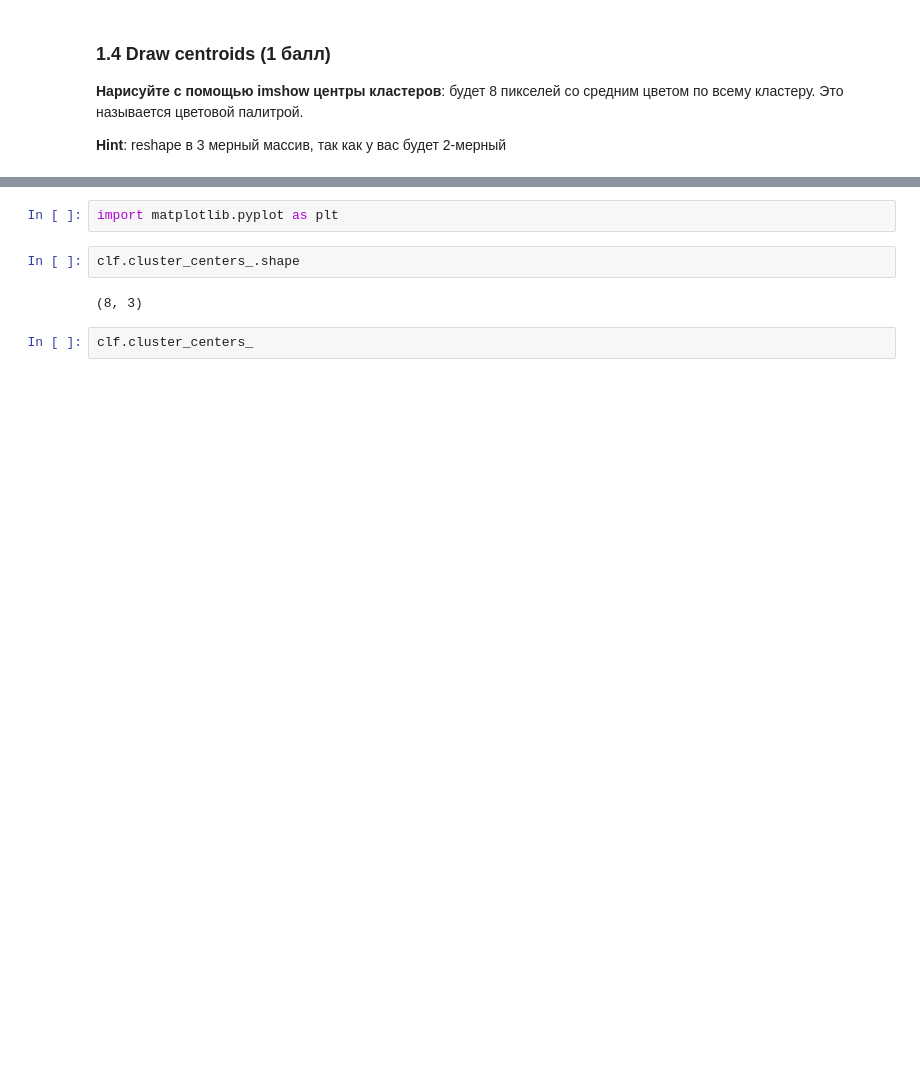
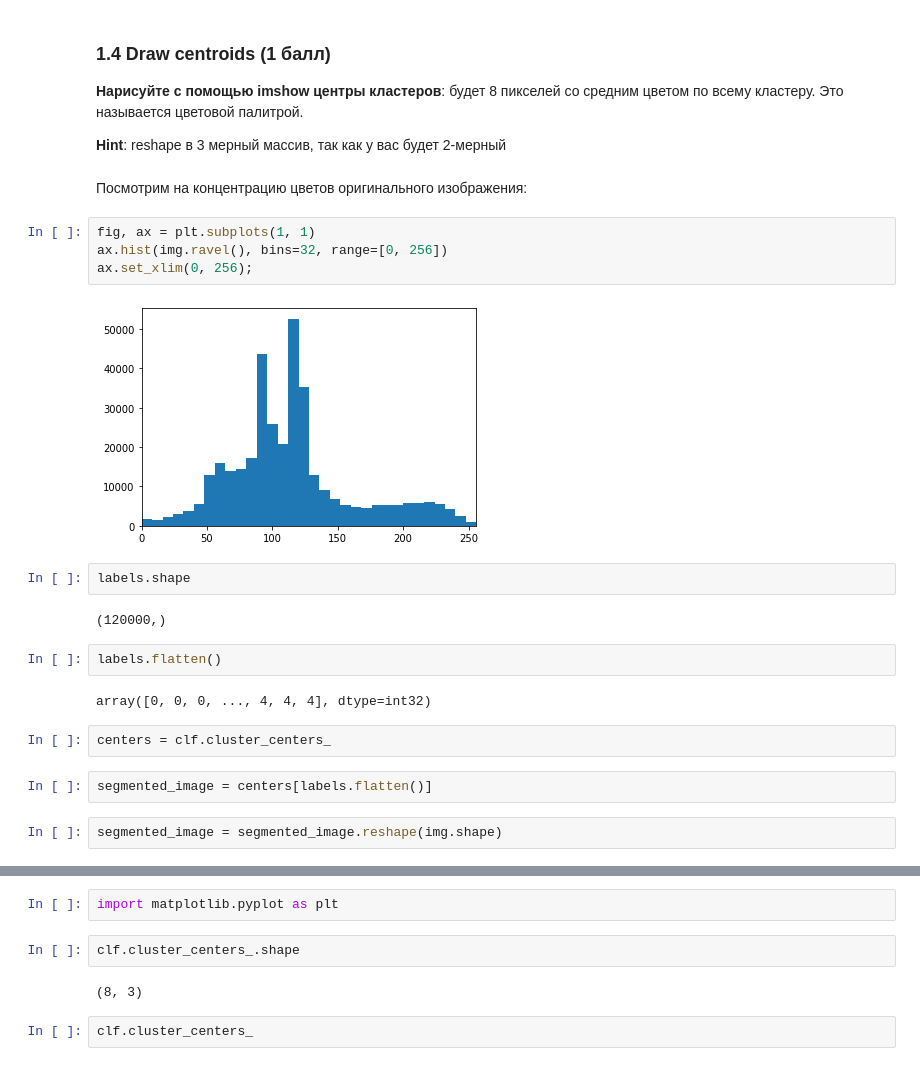
Before and after one commit to D7nis/Course-ML-Classic, a Jupyter notebook: Practice/2. Кластеризация. Kmeans/02-01-clustering_DDA.ipynb, the cells around one changed output, grey strips where cells are left out. Saved outputs shown, nothing was run; the diff lists cells and outputs as text; blank space fills up the shorter version.

```diff
--- a/Practice/2. Кластеризация. Kmeans/02-01-clustering_DDA.ipynb
+++ b/Practice/2. Кластеризация. Kmeans/02-01-clustering_DDA.ipynb
@@ -161,3 +158,25 @@ KMeans(algorithm='auto', copy_x=True, init='k-means++', max_iter=300,
 Это называется цветовой палитрой.
 
 **Hint**: reshape в 3 мерный массив, так как у вас будет 2-мерный
+# %% [markdown]
+Посмотрим на концентрацию цветов оригинального изображения:
+# %%
+fig, ax = plt.subplots(1, 1)
+ax.hist(img.ravel(), bins=32, range=[0, 256])
+ax.set_xlim(0, 256);
+# %% [output]
+[figure, added]
+# %%
+labels.shape
+# %% [output]
+(120000,)
+# %%
+labels.flatten()
+# %% [output]
+array([0, 0, 0, ..., 4, 4, 4], dtype=int32)
+# %%
+centers = clf.cluster_centers_
+# %%
+segmented_image = centers[labels.flatten()]
+# %%
+segmented_image = segmented_image.reshape(img.shape)
```
Also changed, not shown: parts of 4 cells of this notebook.
